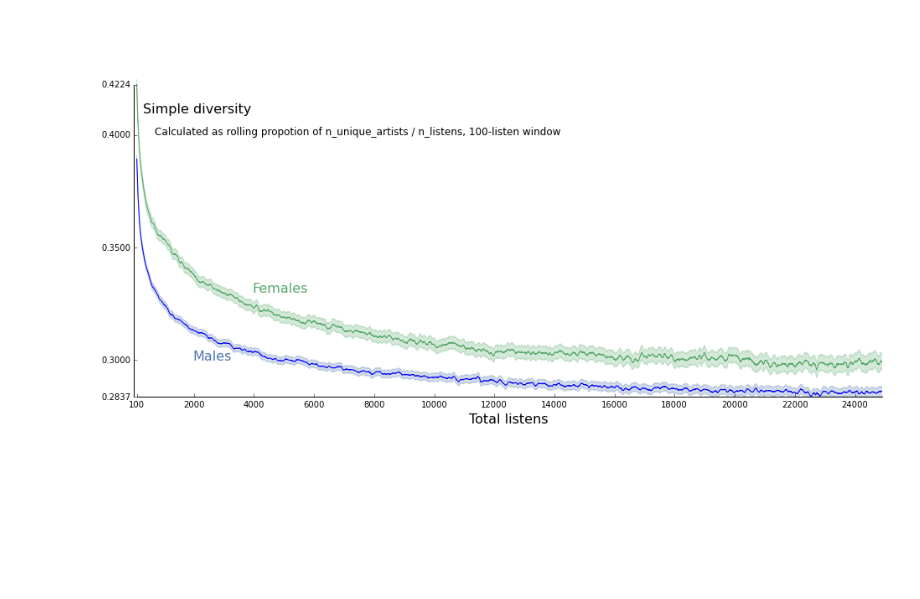
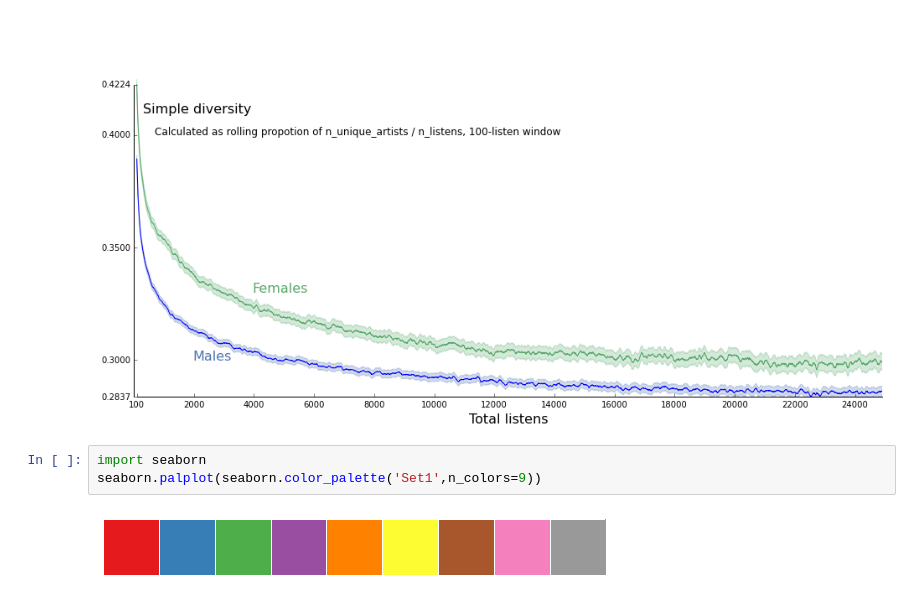
Before and after one commit to jlorince/music-gender, a Jupyter notebook: notebooks/Scratch.ipynb, the cells around one changed output. Saved outputs shown, nothing was run; the diff lists cells and outputs as text; blank space fills up the shorter version.

```diff
--- a/notebooks/Scratch.ipynb
+++ b/notebooks/Scratch.ipynb
@@ -97,3 +170,8 @@ ax.set_xlabel('Total listens',fontsize=16)
 # %% [output]
 <matplotlib.text.Text at 0x...>
 [figure]
+# %%
+import seaborn
+seaborn.palplot(seaborn.color_palette('Set1',n_colors=9))
+# %% [output]
+[figure, added]
```
Also changed, not shown: parts of 8 cells of this notebook, 2 other files.
